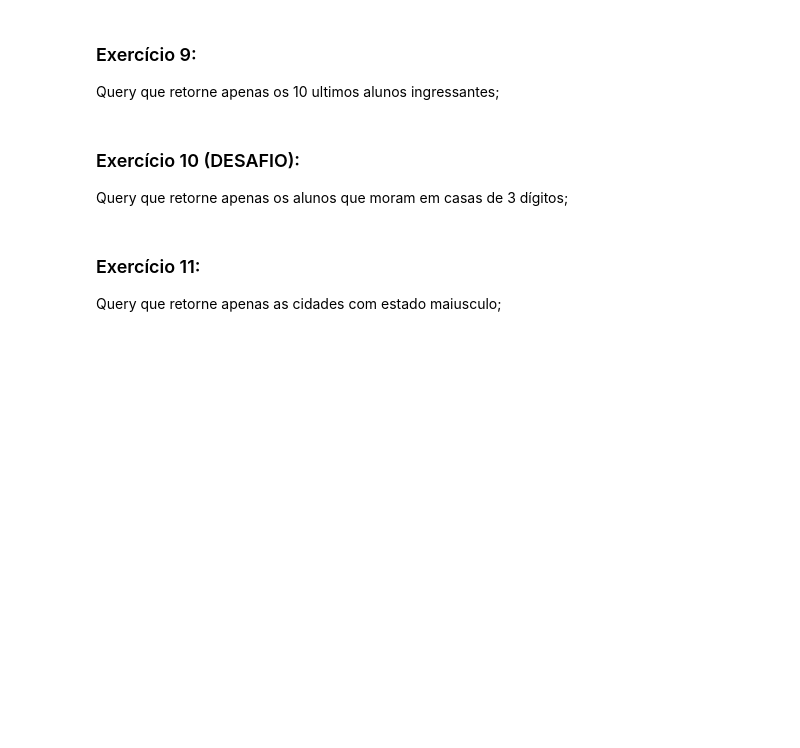
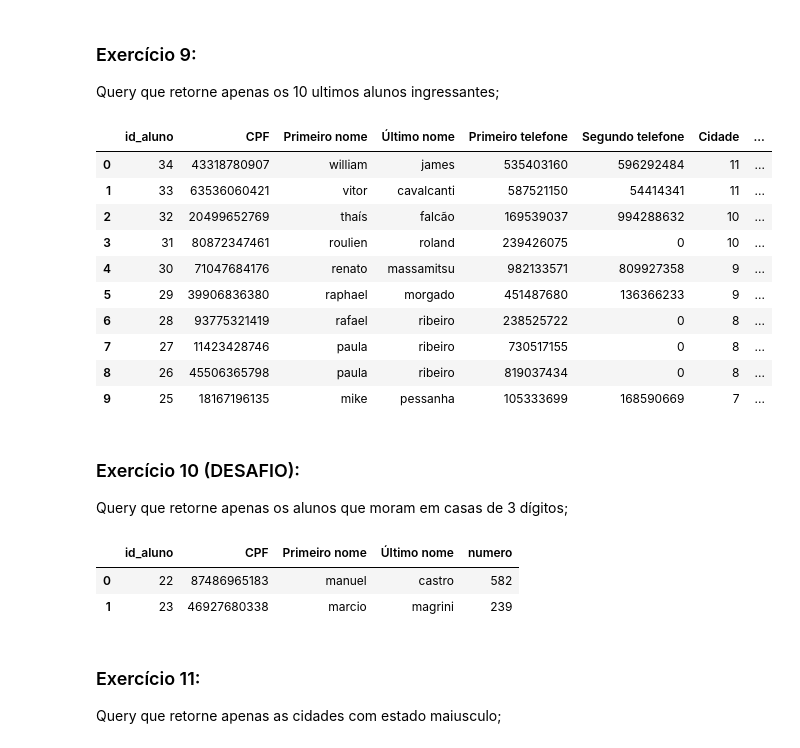
Before and after one commit to carolinarutililima/ADA_Santander, a Jupyter notebook: Banco de Dados I/aula_5.ipynb, the cells around one changed output. Saved outputs shown, nothing was run; the diff lists cells and outputs as text; code cells hidden in the pictures; blank space fills up the shorter version.

```diff
--- a/Banco de Dados I/aula_5.ipynb
+++ b/Banco de Dados I/aula_5.ipynb
@@ -808,10 +948,63 @@ Query que retorne os 10 primeiros alunos que ingressaram em seus cursos;
 ### Exercício 9:
 
 Query que retorne apenas os 10 ultimos alunos ingressantes;
+# %%
+query = """
+SELECT
+    id_aluno,
+    cpf AS CPF,
+    primeiro_nome AS "Primeiro nome",
+    ultimo_nome AS "Último nome",
+    telefone_a AS "Primeiro telefone",
+    telefone_b AS "Segundo telefone",
+    id_cidade AS "Cidade",
+    data_ingresso AS "Data de Ingresso"
+FROM
+    alunos
+ORDER BY
+    data_ingresso DESC
+LIMIT 10
+"""
+
+
+ps.sqldf(query)
+# %% [output]
+|  | id_aluno | CPF | Primeiro nome | Último nome | Primeiro telefone | Segundo telefone | Cidade | ... |
+| 0 | 34 | 43318780907 | william | james | 535403160 | 596292484 | 11 | ... |
+| 1 | 33 | 63536060421 | vitor | cavalcanti | 587521150 | 54414341 | 11 | ... |
+| 2 | 32 | 20499652769 | thaís | falcão | 169539037 | 994288632 | 10 | ... |
+| 3 | 31 | 80872347461 | roulien | roland | 239426075 | 0 | 10 | ... |
+| 4 | 30 | 71047684176 | renato | massamitsu | 982133571 | 809927358 | 9 | ... |
+| 5 | 29 | 39906836380 | raphael | morgado | 451487680 | 136366233 | 9 | ... |
+| 6 | 28 | 93775321419 | rafael | ribeiro | 238525722 | 0 | 8 | ... |
+| 7 | 27 | 11423428746 | paula | ribeiro | 730517155 | 0 | 8 | ... |
+| 8 | 26 | 45506365798 | paula | ribeiro | 819037434 | 0 | 8 | ... |
+| 9 | 25 | 18167196135 | mike | pessanha | 105333699 | 168590669 | 7 | ... |
 # %% [markdown]
 ### Exercício 10 (DESAFIO):
 
 Query que retorne apenas os alunos que moram em casas de 3 dígitos;
+# %%
+query = """
+SELECT
+    id_aluno,
+    cpf AS CPF,
+    primeiro_nome AS "Primeiro nome",
+    ultimo_nome AS "Último nome",
+    numero
+FROM
+    alunos
+WHERE
+    LENGTH(numero) = 3
+
+"""
+
+
+ps.sqldf(query)
+# %% [output]
+|  | id_aluno | CPF | Primeiro nome | Último nome | numero |
+| 0 | 22 | 87486965183 | manuel | castro | 582 |
+| 1 | 23 | 46927680338 | marcio | magrini | 239 |
 # %% [markdown]
 ### Exercício 11:
 
```
Also changed, not shown: parts of 25 cells of this notebook.
